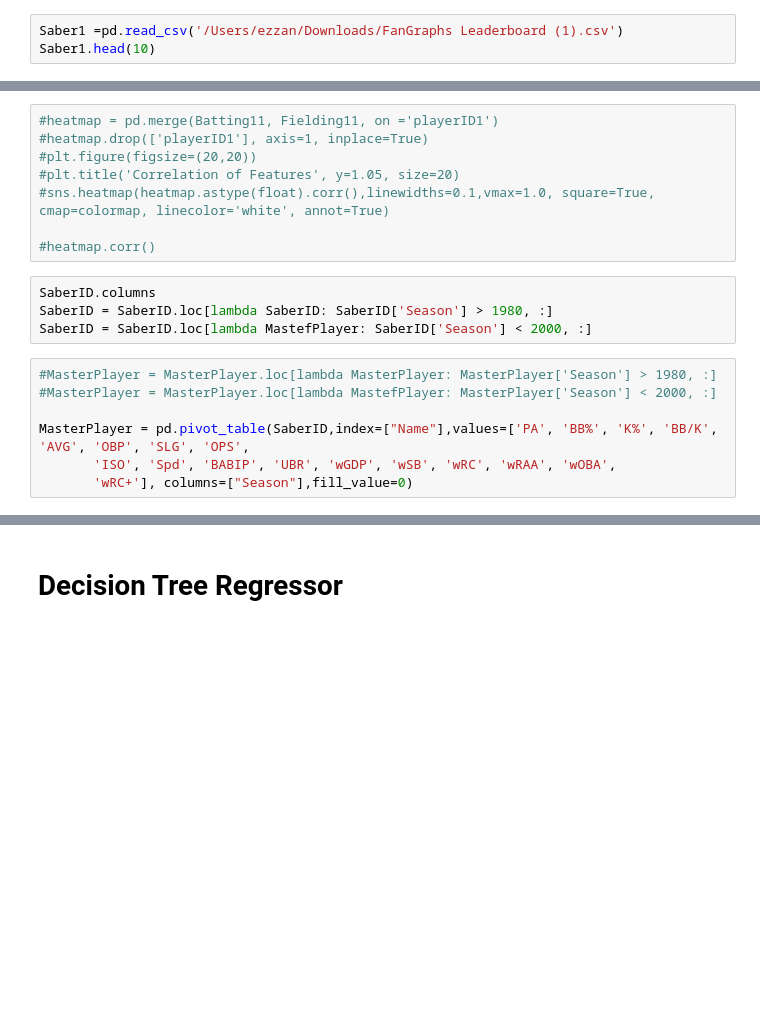
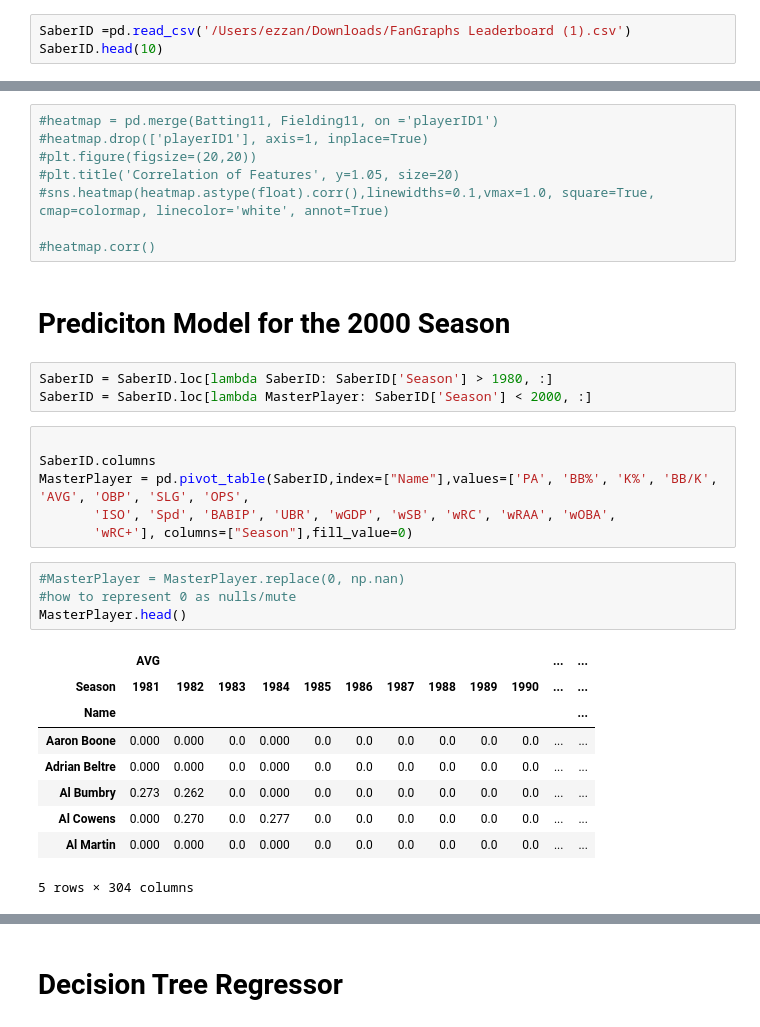
Before and after one commit to ezzanger/Supervised-Learning-Capstones, a Jupyter notebook: MLB Winning Optimization Machine.ipynb, the cells around one changed output, grey strips where cells are left out. Drawn from its saved outputs; the diff is of its cells as text; blank space fills up the shorter version.

```diff
--- a/MLB Winning Optimization Machine.ipynb
+++ b/MLB Winning Optimization Machine.ipynb
@@ -106,8 +112,8 @@ http://www.seanlahman.com/baseball-archive/statistics/
 
 In order to create the most economically efficient team, I'd like to create a player index that will display the most valuable players available for a given team. We will create a ratio feature that will provide a number system that delineates the chepaest player with the highest OBP (since 1980) and another index that provides the same ratio for a players BA. Teams' office managers can use such a ratio in order to help them reach their desired winning percentage by filling up their lineup with high-OBP profile players for what will hopefull be a minimul amount.
 # %%
-Saber1 =pd.read_csv('/Users/ezzan/Downloads/FanGraphs Leaderboard (1).csv')
-Saber1.head(10)
+SaberID =pd.read_csv('/Users/ezzan/Downloads/FanGraphs Leaderboard (1).csv')
+SaberID.head(10)
 # %% [output]
 |  | Season | Name | Team | PA | BB% | K% | BB/K | AVG | OBP | SLG | ... | ... |
 | 0 | 2002 | Barry Bonds | Giants | 612 | 32.4 % | 7.7 % | 4.21 | 0.370 | 0.582 | 0.799 | ... | ... |
@@ -530,14 +537,28 @@ Teamcorr.corr()
 #sns.heatmap(heatmap.astype(float).corr(),linewidths=0.1,vmax=1.0, square=True, cmap=colormap, linecolor='white', annot=True)
 
 #heatmap.corr()
+# %% [markdown]
+# Prediciton Model for the 2000 Season
 # %%
-SaberID.columns
 SaberID = SaberID.loc[lambda SaberID: SaberID['Season'] > 1980, :]
-SaberID = SaberID.loc[lambda MastefPlayer: SaberID['Season'] < 2000, :]
+SaberID = SaberID.loc[lambda MasterPlayer: SaberID['Season'] < 2000, :]
 # %%
-#MasterPlayer = MasterPlayer.loc[lambda MasterPlayer: MasterPlayer['Season'] > 1980, :]
-#MasterPlayer = MasterPlayer.loc[lambda MastefPlayer: MasterPlayer['Season'] < 2000, :]
 
+SaberID.columns
 MasterPlayer = pd.pivot_table(SaberID,index=["Name"],values=['PA', 'BB%', 'K%', 'BB/K', 'AVG', 'OBP', 'SLG', 'OPS',
        'ISO', 'Spd', 'BABIP', 'UBR', 'wGDP', 'wSB', 'wRC', 'wRAA', 'wOBA',
        'wRC+'], columns=["Season"],fill_value=0)
+# %%
+#MasterPlayer = MasterPlayer.replace(0, np.nan)
+#how to represent 0 as nulls/mute
+MasterPlayer.head()
+# %% [output]
+|  | AVG |  |  |  |  |  |  |  |  |  | ... | ... |
+| Season | 1981 | 1982 | 1983 | 1984 | 1985 | 1986 | 1987 | 1988 | 1989 | 1990 | ... | ... |
+| Name |  |  |  |  |  |  |  |  |  |  |  | ... |
+| Aaron Boone | 0.000 | 0.000 | 0.0 | 0.000 | 0.0 | 0.0 | 0.0 | 0.0 | 0.0 | 0.0 | ... | ... |
+| Adrian Beltre | 0.000 | 0.000 | 0.0 | 0.000 | 0.0 | 0.0 | 0.0 | 0.0 | 0.0 | 0.0 | ... | ... |
+| Al Bumbry | 0.273 | 0.262 | 0.0 | 0.000 | 0.0 | 0.0 | 0.0 | 0.0 | 0.0 | 0.0 | ... | ... |
+| Al Cowens | 0.000 | 0.270 | 0.0 | 0.277 | 0.0 | 0.0 | 0.0 | 0.0 | 0.0 | 0.0 | ... | ... |
+| Al Martin | 0.000 | 0.000 | 0.0 | 0.000 | 0.0 | 0.0 | 0.0 | 0.0 | 0.0 | 0.0 | ... | ... |
+5 rows × 304 columns
```
Also changed, not shown: parts of 47 cells of this notebook.
